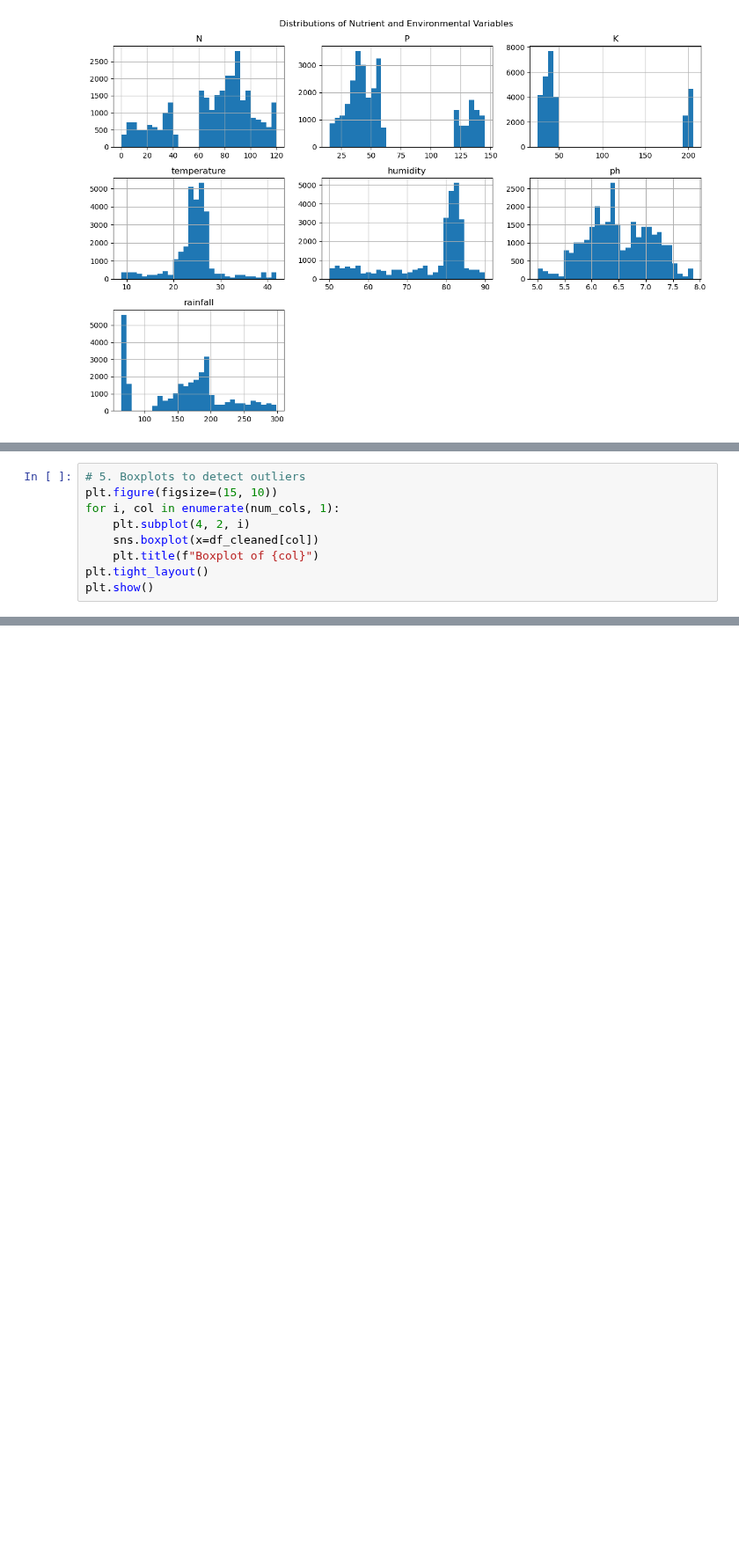
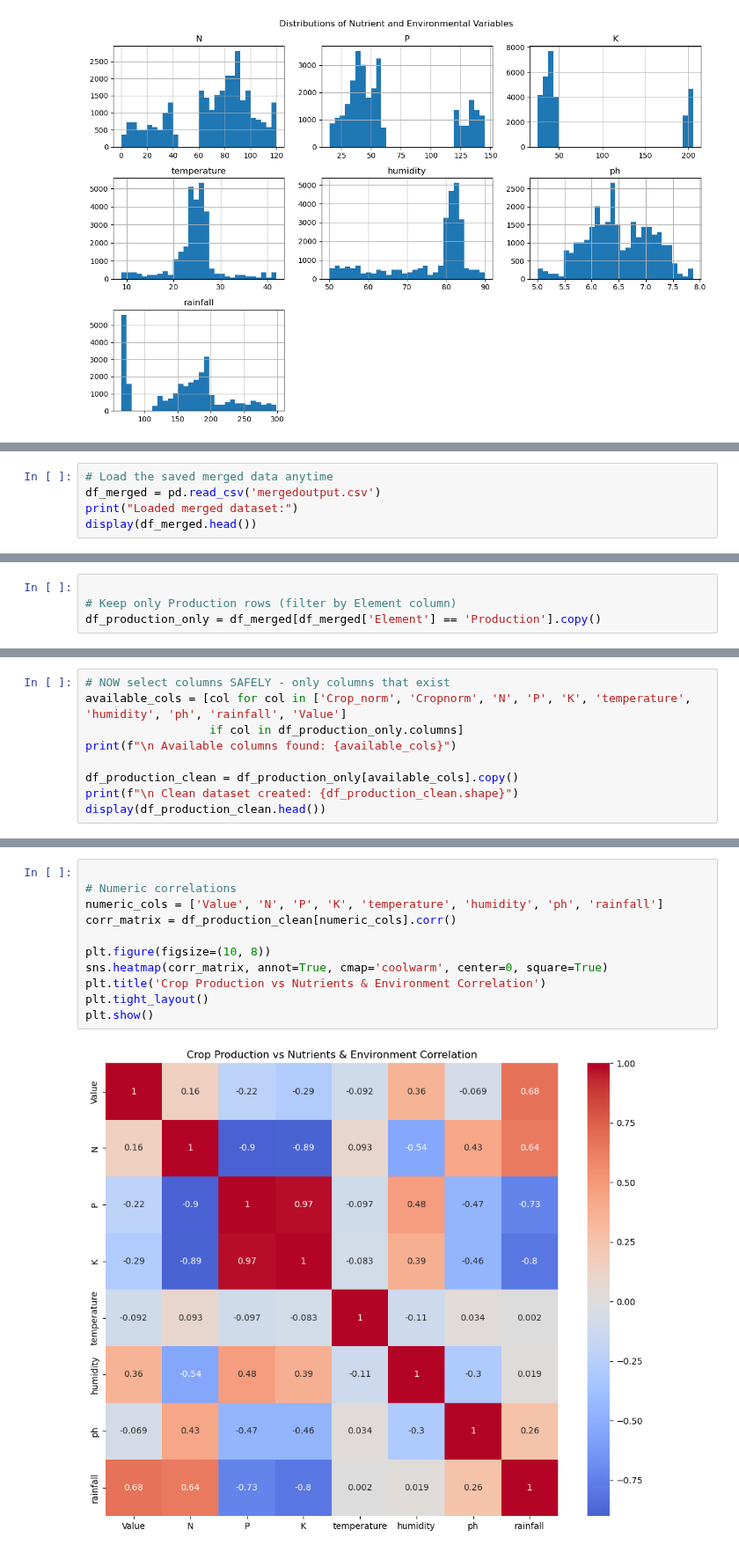
Before and after one commit to springboardmentor2468a-lab/AgriYield, a Jupyter notebook: data.ipynb, the cells around one changed output, grey strips where cells are left out. Shown at 88% size. Cells and saved outputs as stored; diff of their text form; blank space fills up the shorter version.

```diff
--- a/data.ipynb
+++ b/data.ipynb
@@ -456,9 +246,0 @@ plt.show()
-# %%
-# 5. Boxplots to detect outliers
-plt.figure(figsize=(15, 10))
-for i, col in enumerate(num_cols, 1):
-    plt.subplot(4, 2, i)
-    sns.boxplot(x=df_cleaned[col])
-    plt.title(f"Boxplot of {col}")
-plt.tight_layout()
-plt.show()
@@ -485,0 +448,5 @@ plt.show()
+# %%
+# Load the saved merged data anytime
+df_merged = pd.read_csv('mergedoutput.csv')
+print("Loaded merged dataset:")
+display(df_merged.head())
@@ -485,0 +509,4 @@ plt.show()
+# %%
+
+# Keep only Production rows (filter by Element column)
+df_production_only = df_merged[df_merged['Element'] == 'Production'].copy()
@@ -485,0 +615,9 @@ plt.show()
+# %%
+# NOW select columns SAFELY - only columns that exist
+available_cols = [col for col in ['Crop_norm', 'Cropnorm', 'N', 'P', 'K', 'temperature', 'humidity', 'ph', 'rainfall', 'Value']
+                  if col in df_production_only.columns]
+print(f"\n Available columns found: {available_cols}")
+
+df_production_clean = df_production_only[available_cols].copy()
+print(f"\n Clean dataset created: {df_production_clean.shape}")
+display(df_production_clean.head())
@@ -485,0 +756,13 @@ plt.show()
+# %%
+
+# Numeric correlations
+numeric_cols = ['Value', 'N', 'P', 'K', 'temperature', 'humidity', 'ph', 'rainfall']
+corr_matrix = df_production_clean[numeric_cols].corr()
+
+plt.figure(figsize=(10, 8))
+sns.heatmap(corr_matrix, annot=True, cmap='coolwarm', center=0, square=True)
+plt.title('Crop Production vs Nutrients & Environment Correlation')
+plt.tight_layout()
+plt.show()
+# %% [output]
+[figure, added]
```
Also changed, not shown: parts of 72 cells of this notebook.
